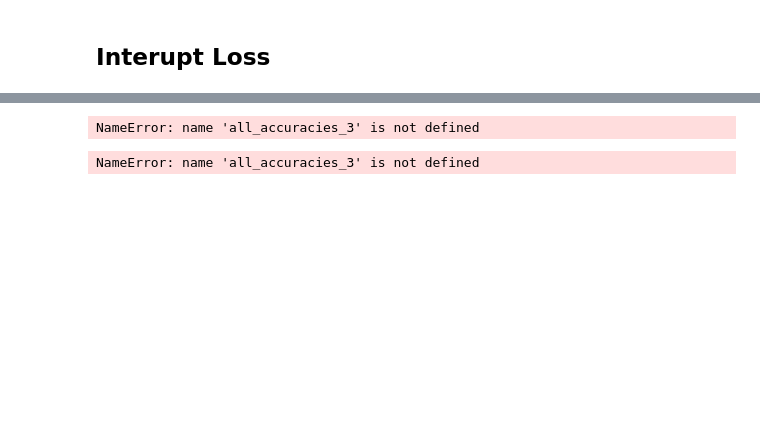
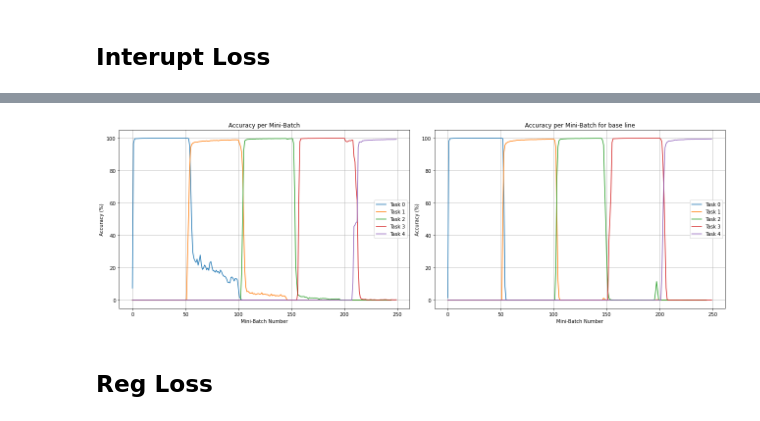
Before and after one commit to bochendong/Fantastic-ML-Method, a Jupyter notebook: LTL/MNIST/Experiment/Best.ipynb, the cells around one changed output, grey strips where cells are left out. Saved outputs shown, nothing was run; the diff lists cells and outputs as text; code cells hidden in the pictures; blank space fills up the shorter version.

```diff
--- a/LTL/MNIST/Experiment/Best.ipynb
+++ b/LTL/MNIST/Experiment/Best.ipynb
@@ -458,16 +422,18 @@ plot_task_acc_history(all_accuracies_1)
 # %% [markdown]
 ## Interupt Loss
 # %%
-def train_interupt(model, task_num, criterion, epoches):
+def train_interupt(model, task_num, criterion, epoches, early_stop = False):
     follower = MLP_Enhance()
     follower = follower.to(device)
     follower.load_state_dict(model.state_dict())
     criterion = nn.CrossEntropyLoss()
-    optimizer_F = torch.optim.Adam(follower.parameters(), 0.001)
+    optimizer_F = torch.optim.Adam(follower.parameters(), 0.0005)
     train_loader = task_dataloaders[task_num][0]
     task_accuracies = {task: [] for task in range(task_num + 1)}
 
     valid_out_dim = task_num * 2 + 2
+
+    max_val_acc = 0
     print(f"##########Task {task_num}##########")
     for e in range(epoches):
         print(f"Epoch {e}")
@@ -480,7 +446,7 @@ def train_interupt(model, task_num, criterion, epoches):
 
             interupt_loss = 0
             for i in range (4):
-                fake_image = torch.randn(batch_size, 1, 28, 28)
+                fake_image = torch.randn(batch_size, 1, 28, 28).to(device)
 
                 with torch.no_grad():
                     leader_fake_output = model(fake_image)
@@ -492,7 +458,7 @@ def train_interupt(model, task_num, criterion, epoches):
                 else:
                     interupt_loss += torch.mean(torch.abs(leader_fake_output - fake_outputs))
 
-            loss = criterion(outputs[:,:valid_out_dim], labels) + 0.65 * interupt_loss
+            loss = criterion(outputs[:,:valid_out_dim], labels) + interupt_loss
 
             optimizer_F.zero_grad()
             loss.backward()
@@ -506,7 +472,13 @@ def train_interupt(model, task_num, criterion, epoches):
                     task_accuracies[task].append(acc * 100)
                     print(f"Batch num: {batch_num}, Task {task} acc: { acc * 100:.4f}", end = ', ')
 
-                print(f"Task avg acc:{avg_acc*100/(task_num + 1):.4f}")
+                avg_acc = avg_acc*100/(task_num + 1)
+                print(f"Task avg acc:{avg_acc:.4f}")
+                if (avg_acc > max_val_acc):
+                    max_val_acc = avg_acc
+                else:
+                    if (early_stop == True and avg_acc < max_val_acc - 1):
+                        return follower, task_accuracies
 
             batch_num += 1
 
@@ -543,8 +515,6 @@ Task 0 acc: 0.0000, Task 1 acc: 0.0000, Task 2 acc: 7.3366, Task 3 acc: 0.0000,
-# %%
-plot_acc_history(all_accuracies_3)
-# %% [output]
-NameError: name 'all_accuracies_3' is not defined
 # %%
-plot_task_acc_history(all_accuracies_3)
+plot_task_acc_history(all_accuracies_base, all_accuracies_3)
 # %% [output]
-NameError: name 'all_accuracies_3' is not defined
+[figure, added]
+# %% [markdown]
+## Reg Loss
```
Also changed, not shown: parts of 19 cells of this notebook.
